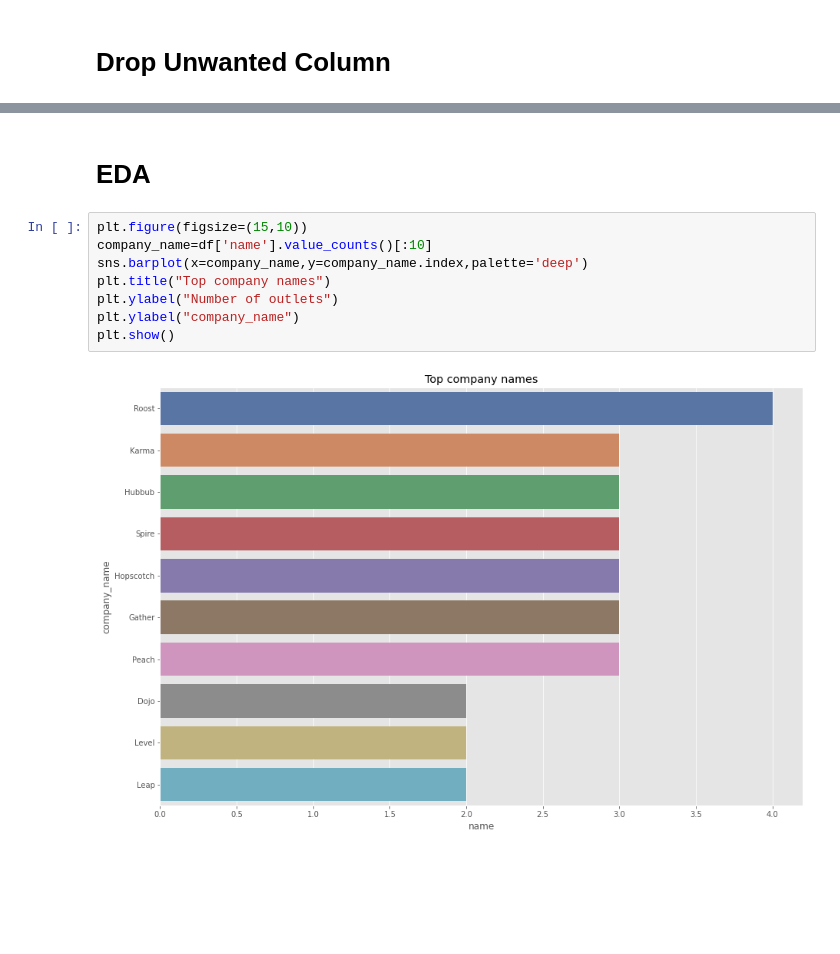
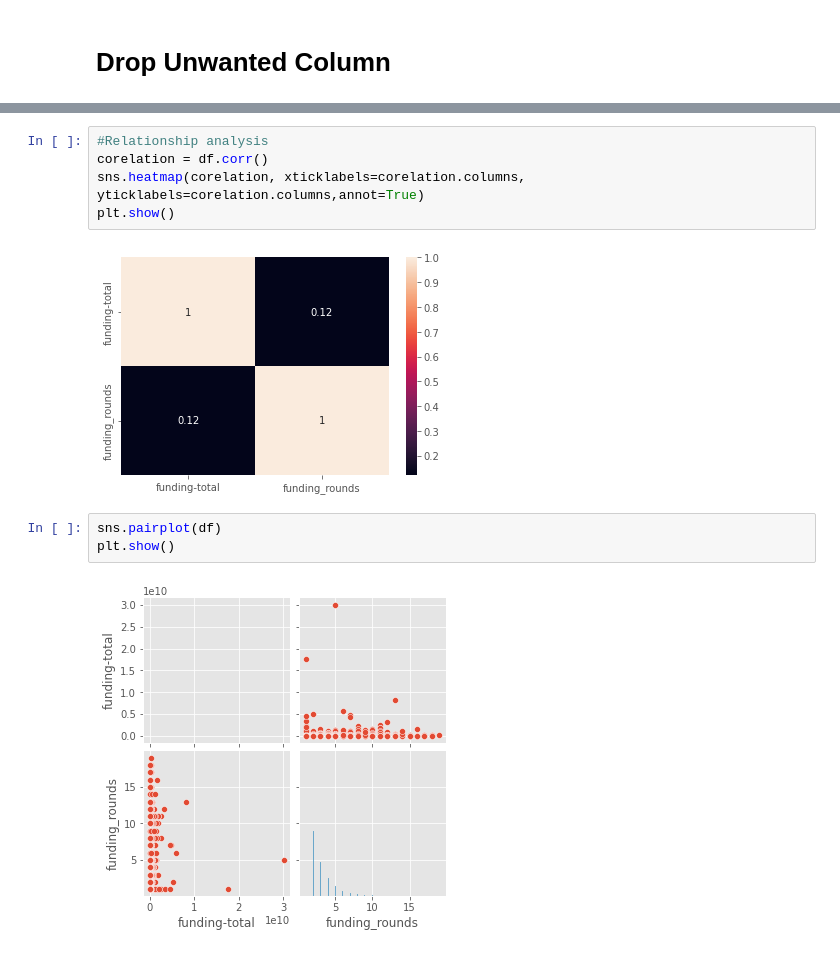
Before and after one commit to Sambhaji6529/Company_EDA-Project, a Jupyter notebook: Company_EDA.ipynb, the cells around one changed output, grey strips where cells are left out. Cells and saved outputs as stored; diff of their text form; blank space fills up the shorter version.

```diff
--- a/Company_EDA.ipynb
+++ b/Company_EDA.ipynb
@@ -153,15 +187,15 @@ df.head()
 | 6 | Ondine Biomedical Inc. | Biotechnology | 762851.0 | operating | CAN | BC | Vancouver | Vancouver | ... |
 | 7 | H2O.ai | Analytics | 33600000.0 | operating | USA | CA | SF Bay Area | Mountain View | ... |
 | 8 | One Inc. | Mobile | 1150050.0 | operating | USA | CA | SF Bay Area | San Francisco | ... |
-# %% [markdown]
-# **EDA**
-# %%
-plt.figure(figsize=(15,10))
-company_name=df['name'].value_counts()[:10]
-sns.barplot(x=company_name,y=company_name.index,palette='deep')
-plt.title("Top company names")
-plt.ylabel("Number of outlets")
-plt.ylabel("company_name")
-plt.show()
-# %% [output]
-[figure, removed]
+# %%
+#Relationship analysis
+corelation = df.corr()
+sns.heatmap(corelation, xticklabels=corelation.columns, yticklabels=corelation.columns,annot=True)
+plt.show()
+# %% [output]
+[figure, added]
+# %%
+sns.pairplot(df)
+plt.show()
+# %% [output]
+[figure, added]
```
Also changed, not shown: parts of 9 cells of this notebook.
